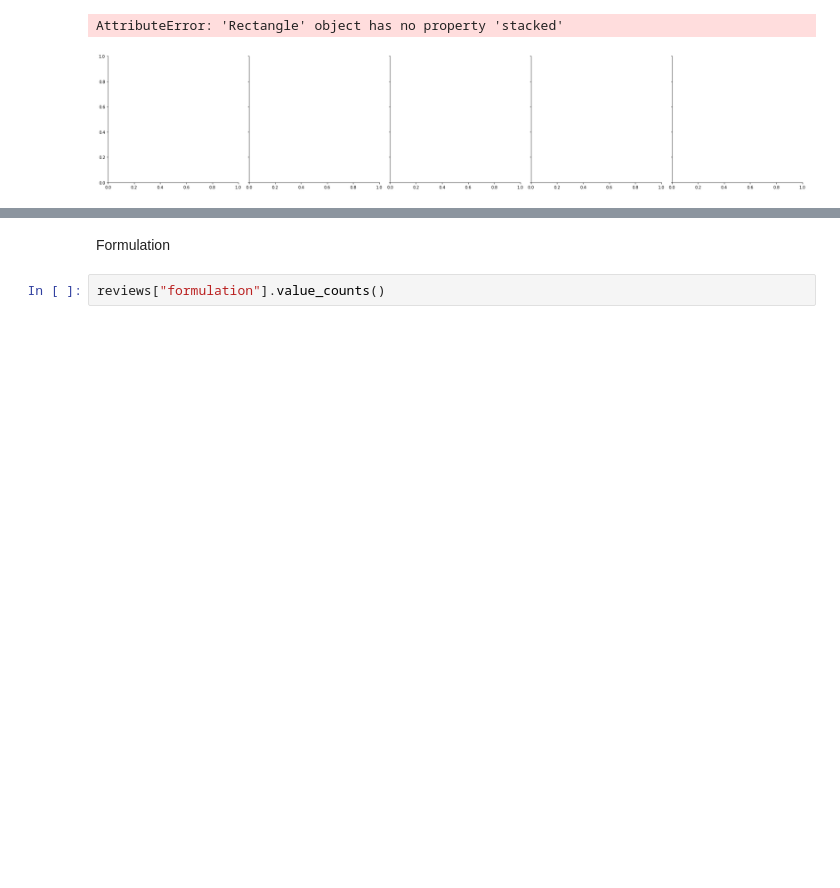
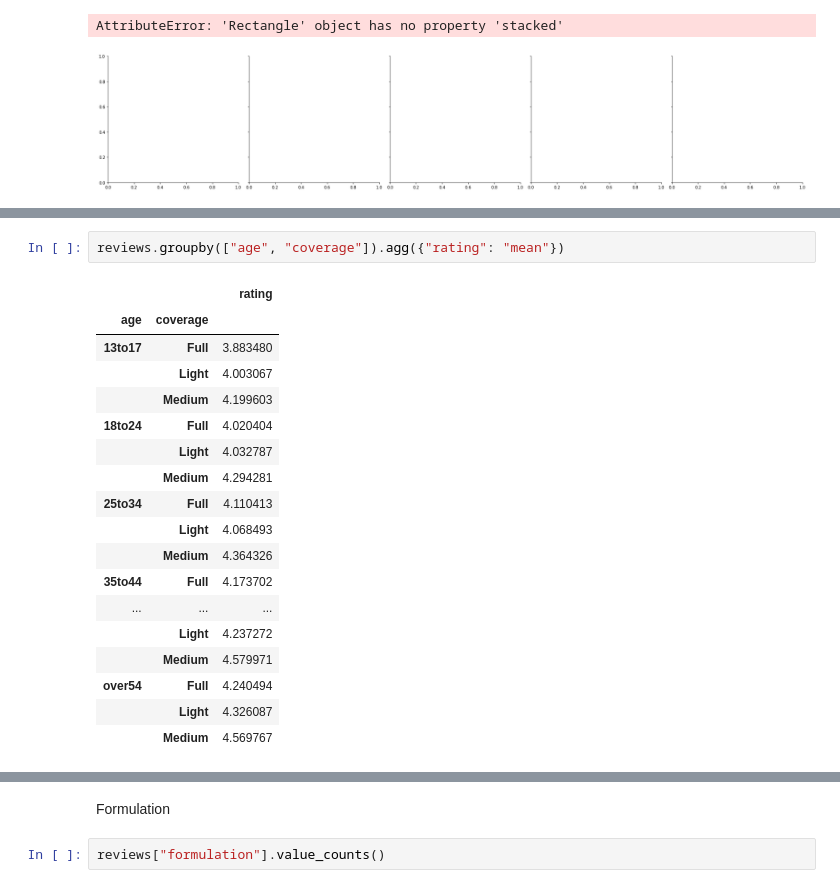
Before and after one commit to stellahkim93/Sephora, a Jupyter notebook: Sephora_Analysis.ipynb, the cells around one changed output, grey strips where cells are left out. Saved outputs shown, nothing was run; the diff lists cells and outputs as text; blank space fills up the shorter version.

```diff
--- a/Sephora_Analysis.ipynb
+++ b/Sephora_Analysis.ipynb
@@ -549,0 +642,21 @@ AttributeError: 'Rectangle' object has no property 'stacked'
+# %%
+reviews.groupby(["age", "coverage"]).agg({"rating": "mean"})
+# %% [output]
+|  |  | rating |
+| age | coverage |  |
+| 13to17 | Full | 3.883480 |
+|  | Light | 4.003067 |
+|  | Medium | 4.199603 |
+| 18to24 | Full | 4.020404 |
+|  | Light | 4.032787 |
+|  | Medium | 4.294281 |
+| 25to34 | Full | 4.110413 |
+|  | Light | 4.068493 |
+|  | Medium | 4.364326 |
+| 35to44 | Full | 4.173702 |
+| ... | ... | ... |
+|  | Light | 4.237272 |
+|  | Medium | 4.579971 |
+| over54 | Full | 4.240494 |
+|  | Light | 4.326087 |
+|  | Medium | 4.569767 |
```
Also changed, not shown: parts of 28 cells of this notebook.
